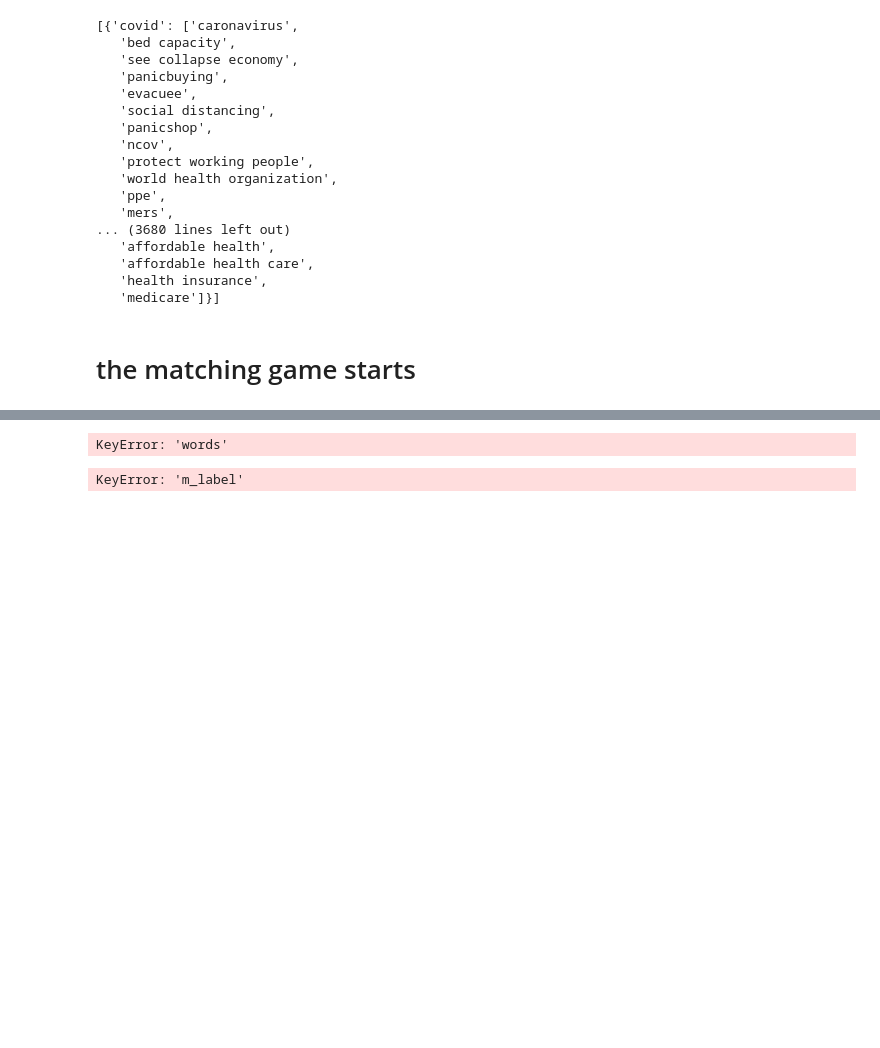
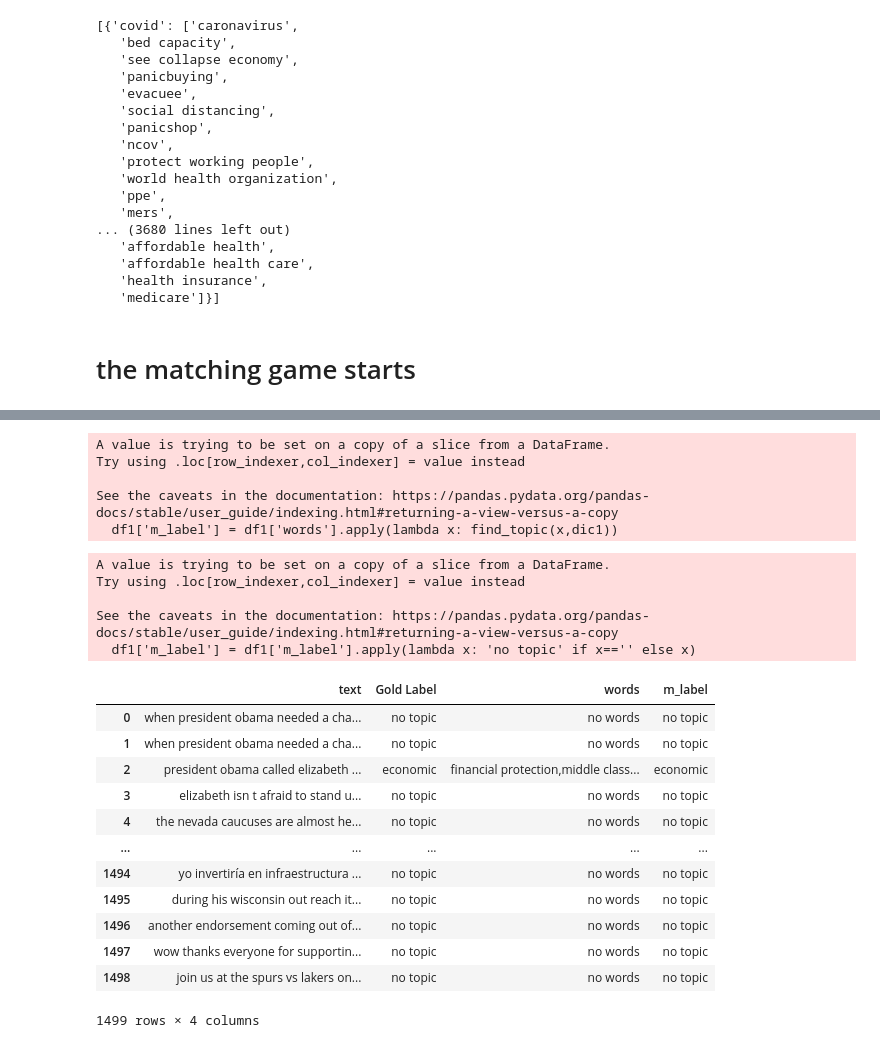
Before and after one commit to sfchronicle/ml-political-ads, a Jupyter notebook: tag-ads-data.ipynb, the cells around one changed output, grey strips where cells are left out. Cells and saved outputs as stored; diff of their text form; code cells hidden in the pictures; blank space fills up the shorter version.

```diff
--- a/tag-ads-data.ipynb
+++ b/tag-ads-data.ipynb
@@ -119,11 +119,11 @@ dict_keys(['covid', 'economic', 'education', 'environment', 'foreign policy', 'g
 # import matcher
 from spacy.matcher import Matcher
 # %%
-# Ying: the dic1 is going to be parsed into the patterns, and each pattern should be a list of dict. So, we need to reframe the json file.
-patterns =[]
-for key,value in dic1.items():
-    pattern = {key:value}
-    patterns.append(pattern)
+# # Ying: the dic1 is going to be parsed into the patterns, and each pattern should be a list of dict. So, we need to reframe the json file.
+# patterns =[]
+# for key,value in dic1.items():
+#     pattern = {key:value}
+#     patterns.append(pattern)
 # %%
 patterns
 # %% [output]
@@ -146,7 +146,3 @@ patterns
    'medicare']}]
 # %% [markdown]
 # the matching game starts
-# %%
-matcher = Matcher(nlp.vocab)
-patterns = patterns
-matcher.add('TerminologyList',[patterns])
@@ -157,0 +152,21 @@ Pattern 0:
+# %%
+topics = dic1.keys()
+text = df1['text'].astype(str)
+words = []
+for t in text:
+    doc = nlp(t)
+for topic in topics:
+    matcher = PhraseMatcher(nlp.vocab)
+    terms = dic1[topic]
+    patterns =  [nlp.make_doc(text) for text in terms]
+    matcher.add('TerminologyList',patterns)
+    matches = matcher(doc)
+    for match_id, start,end in matches:
+            span = doc[start:end]
+            words.append(span.text)
+if words:
+    words = list(set(words))
+    return ','.join(words)
+else:
+    return('no words')
+words
@@ -162,10 +179,10 @@ def find_words(x,lexicon):
     doc = nlp(x) # nlp() is spaCy 2.2 English language model
     words= []
     for t in topics:
-        matcher = Matcher(nlp.vocab)
+        matcher = PhraseMatcher(nlp.vocab)
         terms= lexicon[t]
         patterns = [nlp.make_doc(text) for text in terms]
-        matcher.add("TerminologyList", [patterns]) # spaCy2.2 phrase matcher
+        matcher.add("TerminologyList", patterns) # spaCy2.2 phrase matcher
         matches = matcher(doc)
         for match_id, start,end in matches:
             span = doc[start:end]
@@ -202,8 +236,32 @@ Pattern 0:
 # %%
 df1['m_label'] = df1['words'].apply(lambda x: find_topic(x,dic1))
 # %% [output]
-KeyError: 'words'
+A value is trying to be set on a copy of a slice from a DataFrame.
+Try using .loc[row_indexer,col_indexer] = value instead
+
+See the caveats in the documentation: https://pandas.pydata.org/pandas-docs/stable/user_guide/indexing.html#returning-a-view-versus-a-copy
+  df1['m_label'] = df1['words'].apply(lambda x: find_topic(x,dic1))
 # %%
 df1['m_label'] = df1['m_label'].apply(lambda x: 'no topic' if x=='' else x)
 # %% [output]
-KeyError: 'm_label'
+A value is trying to be set on a copy of a slice from a DataFrame.
+Try using .loc[row_indexer,col_indexer] = value instead
+
+See the caveats in the documentation: https://pandas.pydata.org/pandas-docs/stable/user_guide/indexing.html#returning-a-view-versus-a-copy
+  df1['m_label'] = df1['m_label'].apply(lambda x: 'no topic' if x=='' else x)
+# %%
+df1
+# %% [output]
+|  | text | Gold Label | words | m_label |
+| 0 | when president obama needed a cha... | no topic | no words | no topic |
+| 1 | when president obama needed a cha... | no topic | no words | no topic |
+| 2 | president obama called elizabeth ... | economic | financial protection,middle class... | economic |
+| 3 | elizabeth isn t afraid to stand u... | no topic | no words | no topic |
+| 4 | the nevada caucuses are almost he... | no topic | no words | no topic |
+| ... | ... | ... | ... | ... |
+| 1494 | yo invertiría en infraestructura ... | no topic | no words | no topic |
+| 1495 | during his wisconsin out reach it... | no topic | no words | no topic |
+| 1496 | another endorsement coming out of... | no topic | no words | no topic |
+| 1497 | wow thanks everyone for supportin... | no topic | no words | no topic |
+| 1498 | join us at the spurs vs lakers on... | no topic | no words | no topic |
+1499 rows × 4 columns
```
Also changed, not shown: parts of 5 cells of this notebook.
